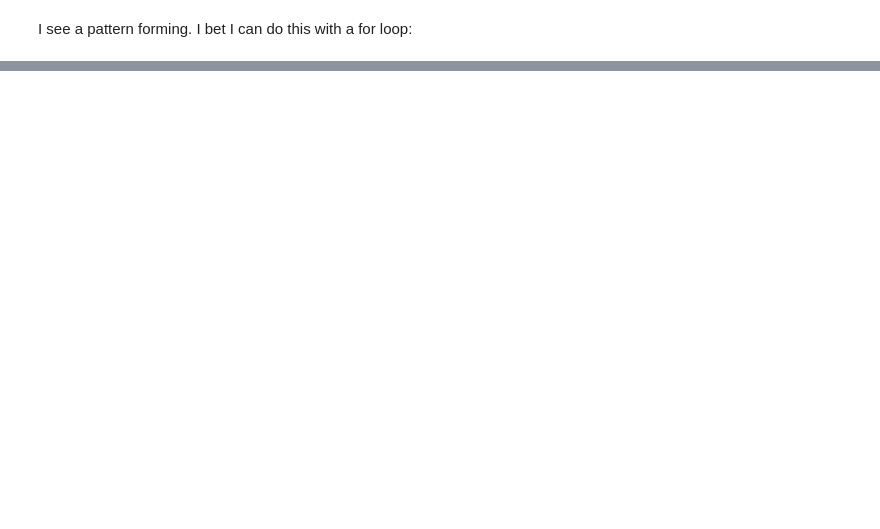
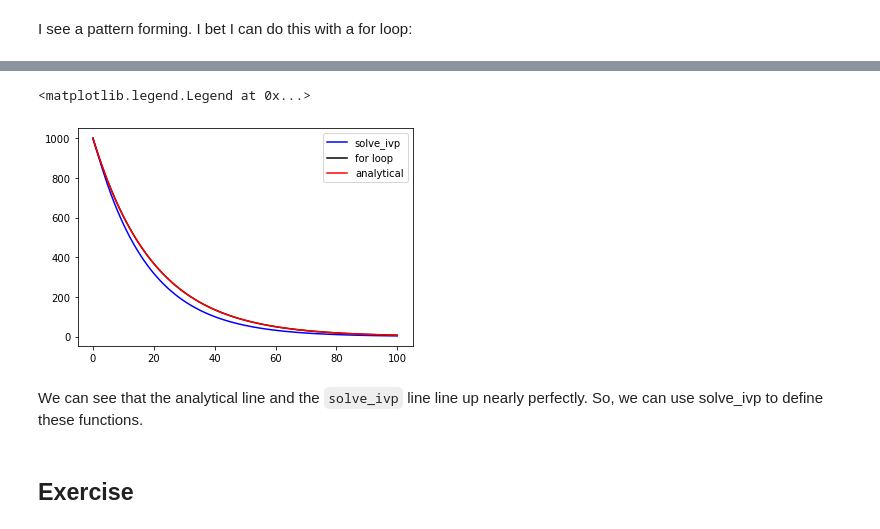
Before and after one commit to timplab/bcmb_bootcamp, a Jupyter notebook: day5/modeling.ipynb, the cells around one changed output, grey strips where cells are left out. Saved outputs shown, nothing was run; the diff lists cells and outputs as text; code cells hidden in the pictures; blank space fills up the shorter version.

```diff
--- a/day5/modeling.ipynb
+++ b/day5/modeling.ipynb
@@ -103,0 +151,8 @@ for i in range(100):
+# %%
+#Restart my values
+C_big=np.array([1000])
+t_big=np.array([0])
+k=0.05
+rate_big=np.array([-k*C_big[0]])
+dt_big=10
+num_points=int(100/dt_big)
@@ -103,0 +197,10 @@ for i in range(100):
+# %%
+def decay(t, C):
+    k = 0.05
+    rate = -k * C
+    return rate
+# %%
+def decay(t, C):
+    k = 0.05
+    rate = -k * C
+    return rate
@@ -103,0 +240,6 @@ for i in range(100):
+# %%
+C_0=[1000] #initial Condition
+tspan = [0, 100] #Time span
+output_times = np.linspace(0,100,101)
+C_solver = solve_ivp(decay, tspan, C_0, t_eval=output_times)
+C_solver
@@ -103,0 +286,12 @@ for i in range(100):
+# %%
+plt.plot(t, C, 'b-')
+plt.plot(t, C_analytical, 'k-')
+plt.plot(C_solver.t, C_solver.y[0], 'r-')
+plt.legend(['solve_ivp', 'for loop', 'analytical'])
+# %% [output]
+<matplotlib.legend.Legend at 0x...>
+[figure, added]
+# %% [markdown]
+We can see that the analytical line and the `solve_ivp` line line up nearly perfectly.  So, we can use solve_ivp to define these functions.
+# %% [markdown]
+## Exercise
```
Also changed, not shown: parts of 38 cells of this notebook, 2 other files.
